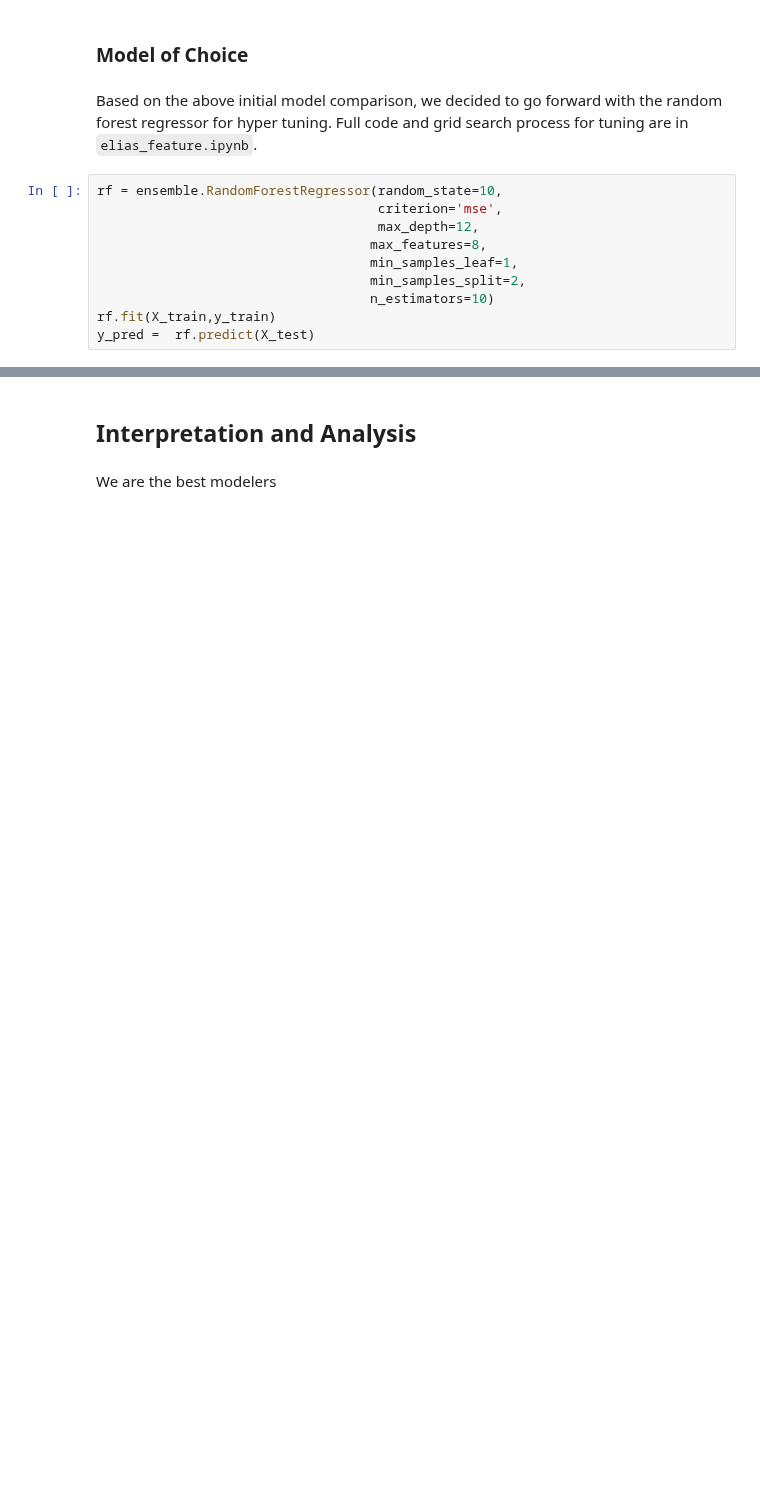
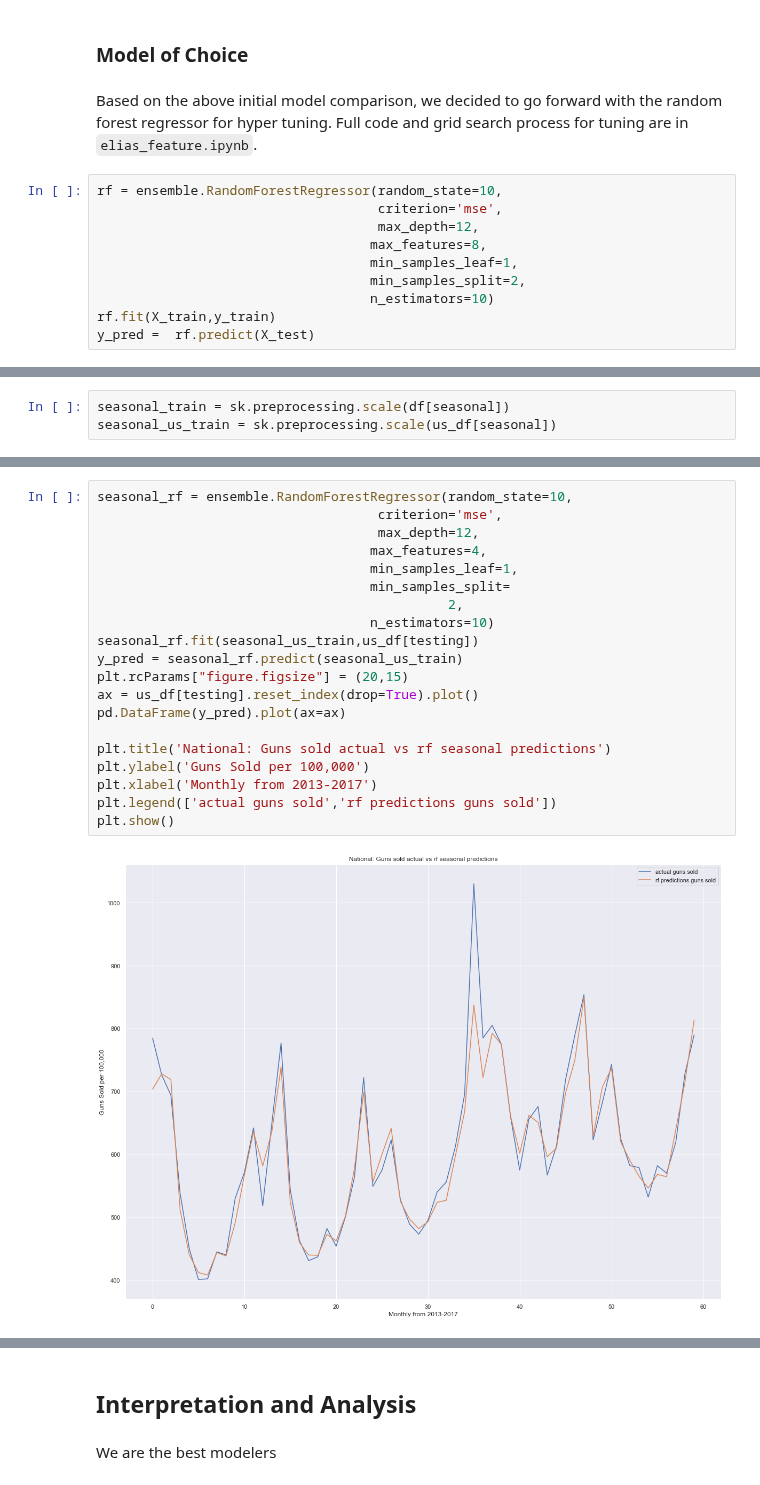
Before and after one commit to EliasFM/INFO370-FinalProject, a Jupyter notebook: temp_web_page.ipynb, the cells around one changed output, grey strips where cells are left out. Cells and saved outputs as stored; diff of their text form; blank space fills up the shorter version.

```diff
--- a/temp_web_page.ipynb
+++ b/temp_web_page.ipynb
@@ -401,0 +411,3 @@ result_states.to_csv('./data/state_predictions.csv')
+# %%
+seasonal_train = sk.preprocessing.scale(df[seasonal])
+seasonal_us_train = sk.preprocessing.scale(us_df[seasonal])
@@ -401,0 +476,22 @@ result_states.to_csv('./data/state_predictions.csv')
+# %%
+seasonal_rf = ensemble.RandomForestRegressor(random_state=10,
+                                    criterion='mse',
+                                    max_depth=12,
+                                   max_features=4,
+                                   min_samples_leaf=1,
+                                   min_samples_split=
+                                             2,
+                                   n_estimators=10)
+seasonal_rf.fit(seasonal_us_train,us_df[testing])
+y_pred = seasonal_rf.predict(seasonal_us_train)
+plt.rcParams["figure.figsize"] = (20,15)
+ax = us_df[testing].reset_index(drop=True).plot()
+pd.DataFrame(y_pred).plot(ax=ax)
+
+plt.title('National: Guns sold actual vs rf seasonal predictions')
+plt.ylabel('Guns Sold per 100,000')
+plt.xlabel('Monthly from 2013-2017')
+plt.legend(['actual guns sold','rf predictions guns sold'])
+plt.show()
+# %% [output]
+[figure, added]
```
Also changed, not shown: parts of 11 cells of this notebook, 1 other file.
